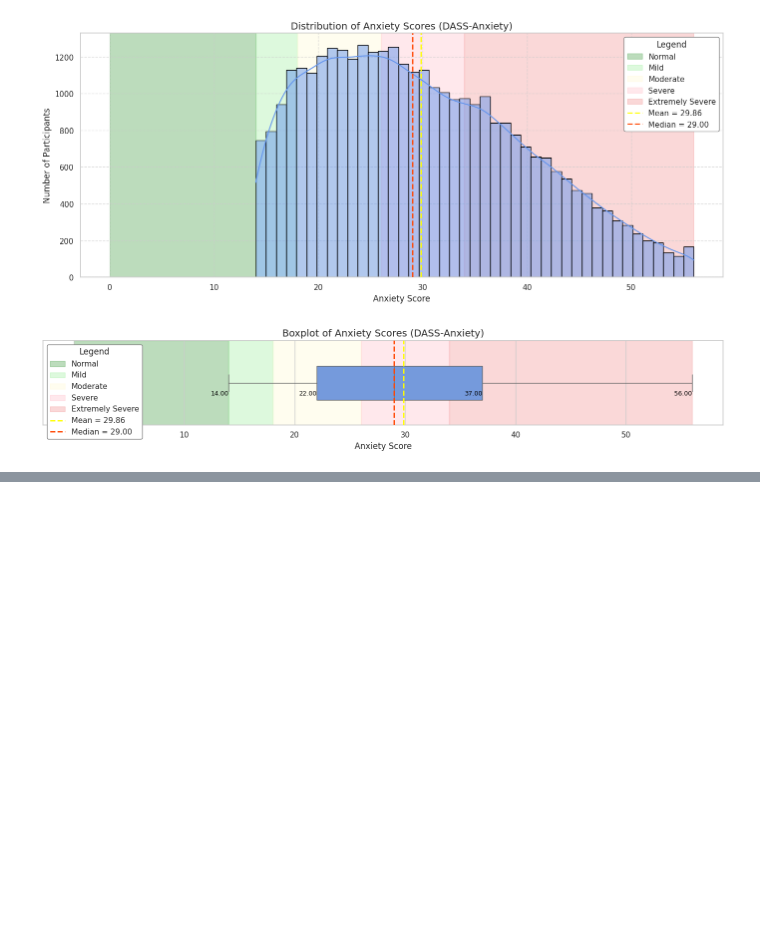
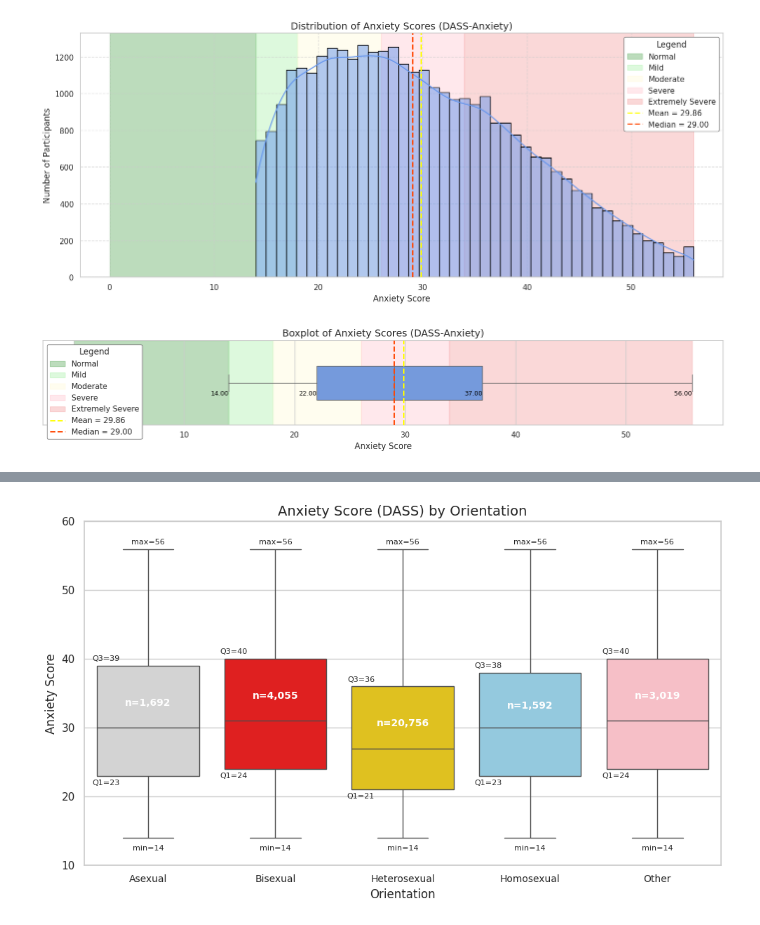
Before and after one commit to vrelvape/individual-project-mental-health, a Jupyter notebook: notebooks/01_exploration.ipynb, the cells around one changed output, grey strips where cells are left out. Saved outputs shown, nothing was run; the diff lists cells and outputs as text; code cells hidden in the pictures; blank space fills up the shorter version.

```diff
--- a/notebooks/01_exploration.ipynb
+++ b/notebooks/01_exploration.ipynb
@@ -986,0 +1059,12 @@ Test ANOVA: F = 342.91, p = 0.0000
+# %%
+import pandas as pd
+
+
+orientation_filtered_df = analysis_standardized_df[~analysis_standardized_df["orientation_clean"].isin(["No response"])].copy()
+#future worning
+if isinstance(orientation_filtered_df["orientation_clean"].dtype, pd.CategoricalDtype):
+    orientation_filtered_df["orientation_clean"] = orientation_filtered_df["orientation_clean"].cat.remove_unused_categories()
+
+
+mean_std_by_orientation = orientation_filtered_df.groupby("orientation_clean", observed=True)["dassanxiety"].agg(['mean', 'std', 'count']).round(2)
+display(mean_std_by_orientation)
@@ -986,0 +1079,63 @@ Test ANOVA: F = 342.91, p = 0.0000
+# %%
+import seaborn as sns
+import matplotlib.pyplot as plt
+
+#palette
+remaining_orientations = orientation_filtered_df["orientation_clean"].unique()
+palette = {orientation: color for orientation, color in zip(
+    remaining_orientations, ["gold", "skyblue", "lightpink", "red", "lightgray"]
+)}
+
+group_counts = orientation_filtered_df["orientation_clean"].value_counts()
+
+plt.figure(figsize=(10, 6))
+ax = sns.boxplot(
+    x="orientation_clean",
+    y="dassanxiety",
+    data=orientation_filtered_df,
+    palette=palette,
+    hue="orientation_clean",
+    legend=False,
+    showmeans=False
+)
+
+ax.set_ylim(10, 60)
+ax.tick_params(axis='x', labelsize=10)
+
+#obtaining the actual x positions used by seaborn
+positions = {cat.get_text(): i for i, cat in enumerate(ax.get_xticklabels())}
+
+#add annotationsjouter les annotations
+for orientation in remaining_orientations:
+    scores = orientation_filtered_df[orientation_filtered_df["orientation_clean"] == orientation]["dassanxiety"]
+    min_val = scores.min()
+    q1 = scores.quantile(0.25)
+    median = scores.median()
+    q3 = scores.quantile(0.75)
+    max_val = scores.max()
+    count = group_counts[orientation]
+    x = positions[orientation]  # position x réelle sur le plot
+
+
+    ax.text(x, min_val - 1, f"min={min_val:.0f}", ha='center', va='top', fontsize=8)
+    ax.text(x, max_val + 0.5, f"max={max_val:.0f}", ha='center', va='bottom', fontsize=8)
+
+    ax.text(x - 0.22, q1 - 0.5, f"Q1={q1:.0f}", ha='right', va='top', fontsize=8)
+
+
+    ax.text(x - 0.22, q3 + 0.5, f"Q3={q3:.0f}", ha='right', va='bottom', fontsize=8)
+
+
+    n_y = median + (q3 - median) * 0.4
+    ax.text(x, n_y, f"n={count:,}", ha='center', va='center',
+            fontsize=10, weight='bold', color='white')
+
+
+ax.set_title("Anxiety Score (DASS) by Orientation", fontsize=14)
+ax.set_xlabel("Orientation", fontsize=12)
+ax.set_ylabel("Anxiety Score", fontsize=12)
+
+plt.tight_layout()
+plt.show()
+# %% [output]
+[figure, added]
```
Also changed, not shown: parts of 21 cells of this notebook.
